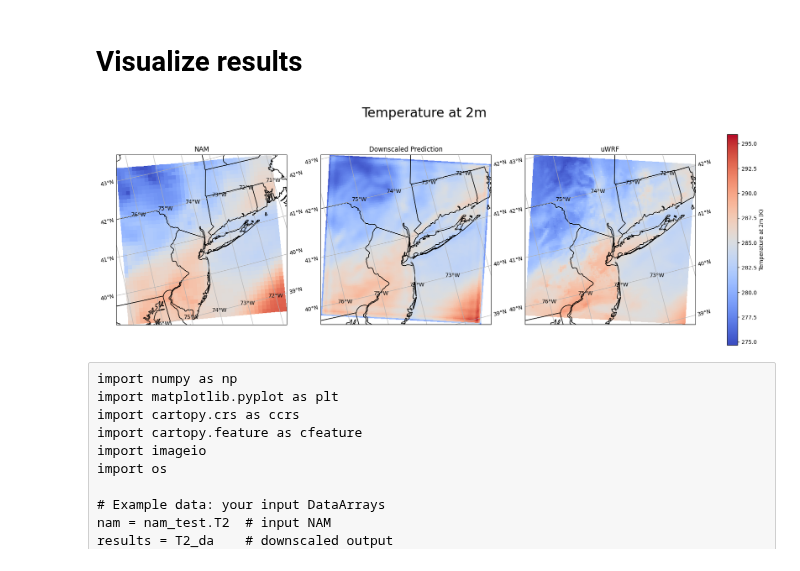
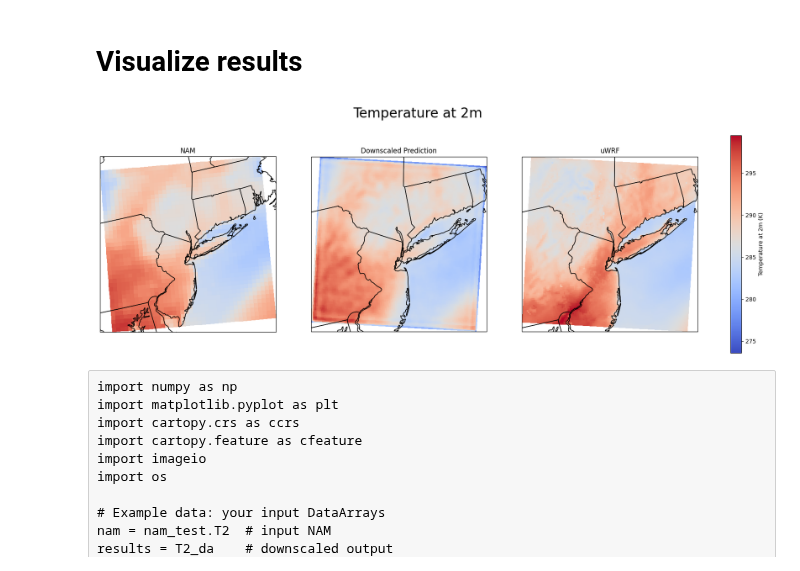
Before and after one commit to gabbyvaillant/downscaling, a Jupyter notebook: make-predictions/T2-pred.ipynb, the cells around one changed output. Drawn from its saved outputs; the diff is of its cells as text; code cells hidden in the pictures.

Commit message:
fix transition and ran model with multi pred

```diff
--- a/make-predictions/T2-pred.ipynb
+++ b/make-predictions/T2-pred.ipynb
@@ -17,9 +17,9 @@ model = PostUpsamplingNet(
     upsampling='spc',
     scale=3,
     lr_size=(40, 40),
-    n_channels=2,
-    n_filters=4,
-    n_blocks=4,
+    n_channels=6,
+    n_filters=8,
+    n_blocks=8,
     activation='relu',
     localcon_layer=True
 )
@@ -218,7 +201,7 @@ PSFC lr data shape:
 # %%
 # LR: (578, 1, 40, 40)
 test_array = x_test
-test_predictors = x_z_test
+test_predictors = pred_var_test
 
 predictor = Predictor(
     trainer=model,
@@ -235,6 +218,7 @@ predictor = Predictor(
     device='cpu'
 )
 
+
 y_pred_normalized = predictor.run()
 y_pred = var_scaler_train.inverse_transform(y_pred_normalized) #fix inverse transform now
 # %%
@@ -337,7 +321,7 @@ results= T2_da #output
 uwrf = uwrf_test.T2  # target
 
 
-time_idx = 70 # CHANGE
+time_idx = 0 # CHANGE
 
 lat_nam = nam.latitude[:,:].values
 lon_nam = nam.longitude[:,:].values
@@ -358,37 +342,37 @@ vmax = max(t2_nam.max(), t2_pred.max(), t2_uwrf.max())
 fig, axes = plt.subplots(1, 3, figsize=(21, 7), subplot_kw={'projection': ccrs.LambertConformal()})
 
 # Plot NAM
 im0 = axes[0].pcolormesh(lon_nam, lat_nam, t2_nam, cmap='coolwarm', vmin=vmin, vmax=vmax, transform=ccrs.PlateCarree())
 axes[0].set_title(f'NAM')
 axes[0].coastlines()
-axes[0].gridlines(draw_labels=True)
+#axes[0].gridlines(draw_labels=True)
 axes[0].add_feature(cfeature.STATES)
 
 # Plot Prediction
 im1 = axes[1].pcolormesh(lon_uwrf, lat_uwrf, t2_pred, cmap='coolwarm', vmin=vmin, vmax=vmax, transform=ccrs.PlateCarree())
 axes[1].set_title(f'Downscaled Prediction')
 axes[1].coastlines()
-axes[1].gridlines(draw_labels=True)
+#axes[1].gridlines(draw_labels=True)
 axes[1].add_feature(cfeature.STATES)
 
 # Plot uWRF
 im2 = axes[2].pcolormesh(lon_uwrf, lat_uwrf, t2_uwrf, cmap='coolwarm', vmin=vmin, vmax=vmax, transform=ccrs.PlateCarree())
 axes[2].set_title(f'uWRF')
 axes[2].coastlines()
-axes[2].gridlines(draw_labels=True)
+#axes[2].gridlines(draw_labels=True)
 axes[2].add_feature(cfeature.STATES)
 
 # Single shared colorbar
 cbar = fig.colorbar(im2, ax=axes, orientation='vertical', fraction=0.04, pad=0.05)
 cbar.set_label('Temperature at 2m (K)')
 
 # Add main title
 fig.suptitle(f'Temperature at 2m', fontsize=24)
 
 
 plt.show()
 # %% [output]
-[figure, old version]
+[figure, new version]
 # %% [raw]
 import numpy as np
 import matplotlib.pyplot as plt
```
Also changed, not shown: parts of 6 cells of this notebook, 13 other files.
